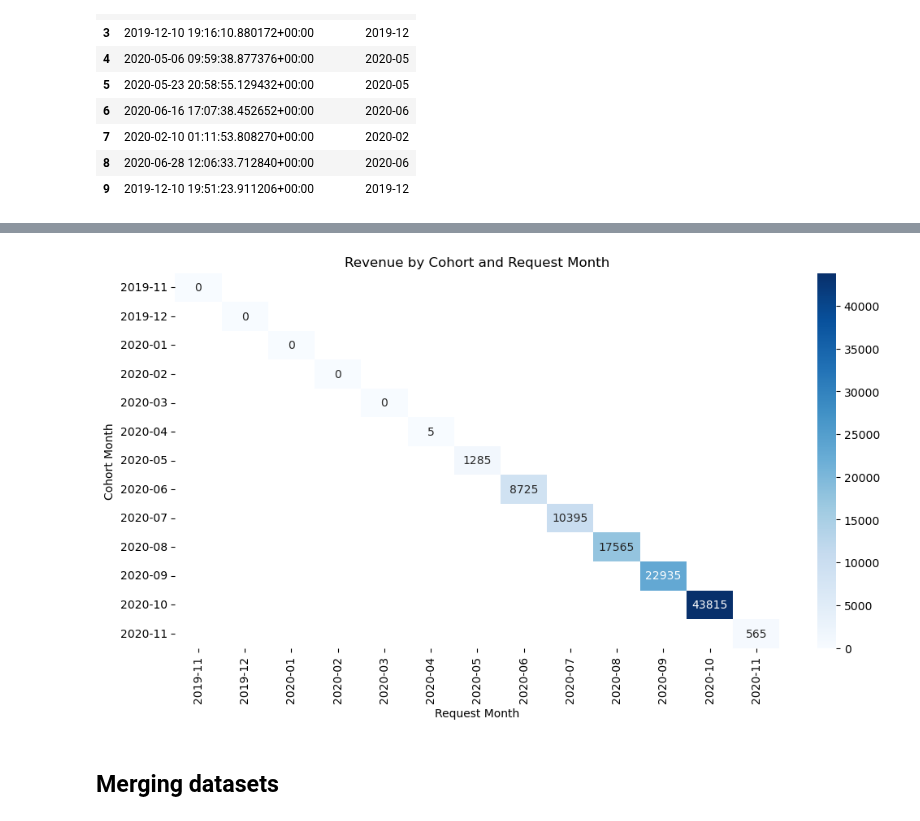
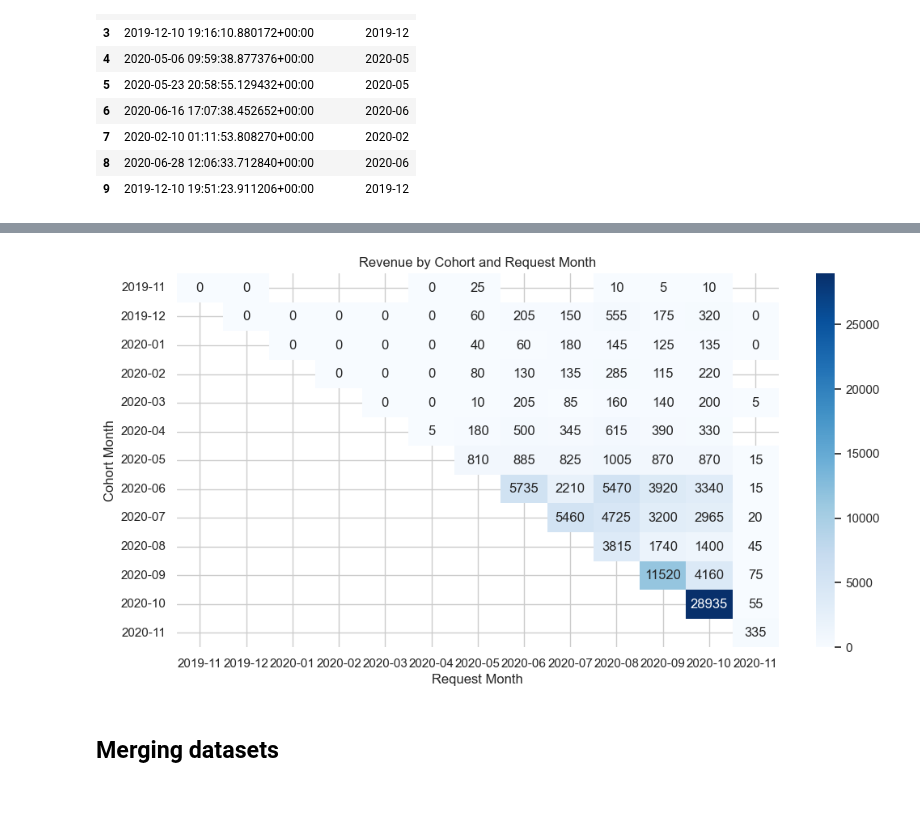
Before and after one commit to gfkpth/project-1-ironhack-payments-2-en, a Jupyter notebook: notebook/notebook.ipynb, the cells around one changed output, grey strips where cells are left out. Saved outputs shown, nothing was run; the diff lists cells and outputs as text; code cells hidden in the pictures.

```diff
--- a/notebook/notebook.ipynb
+++ b/notebook/notebook.ipynb
@@ -638,30 +638,30 @@ Freq: M, Name: count, dtype: int64
 # %%
 ##3. **Revenue Generated by the Cohort:** Calculate the total revenue generated by each cohort over months to assess the financial impact of user behavior.
 
 #VISUALIZATION
 # Group and calculate total revenue (total_amount) per cohort per request month
     #groups data by: cohort (when joined)
     #request_month (when revenue happened)
 revenue_by_cohort = (
     cashRequest_cp
     .groupby(["cohort", "request_month"])["total_amount"]
     .sum()
     .reset_index()
 )
 # Optional: pivot the data to see it as a heatmap...doesnt do anything in this context of code.
     #turns the grouped table into a matrix (rows=cohort, columns=months, values=revenue)
-#revenue_pivot = revenue_by_cohort.pivot(index="cohort", columns="request_month", values="total_amount")
+revenue_pivot = revenue_by_cohort.pivot(index="cohort", columns="request_month", values="total_amount")
 
 # Plot the heatmap
     #blue=revenue...lets you see what cohorts bring the most $ over time.
 plt.figure(figsize=(12, 6))
 sns.heatmap(revenue_pivot, cmap="Blues", annot=True, fmt=".0f")
 plt.title("Revenue by Cohort and Request Month")
 plt.ylabel("Cohort Month")
 plt.xlabel("Request Month")
 plt.show()
 # %% [output]
-[figure, old version]
+[figure, new version]
 # %% [markdown]
 ## Merging datasets
 # %% [markdown]
```
Also changed, not shown: parts of 1 cell of this notebook.
